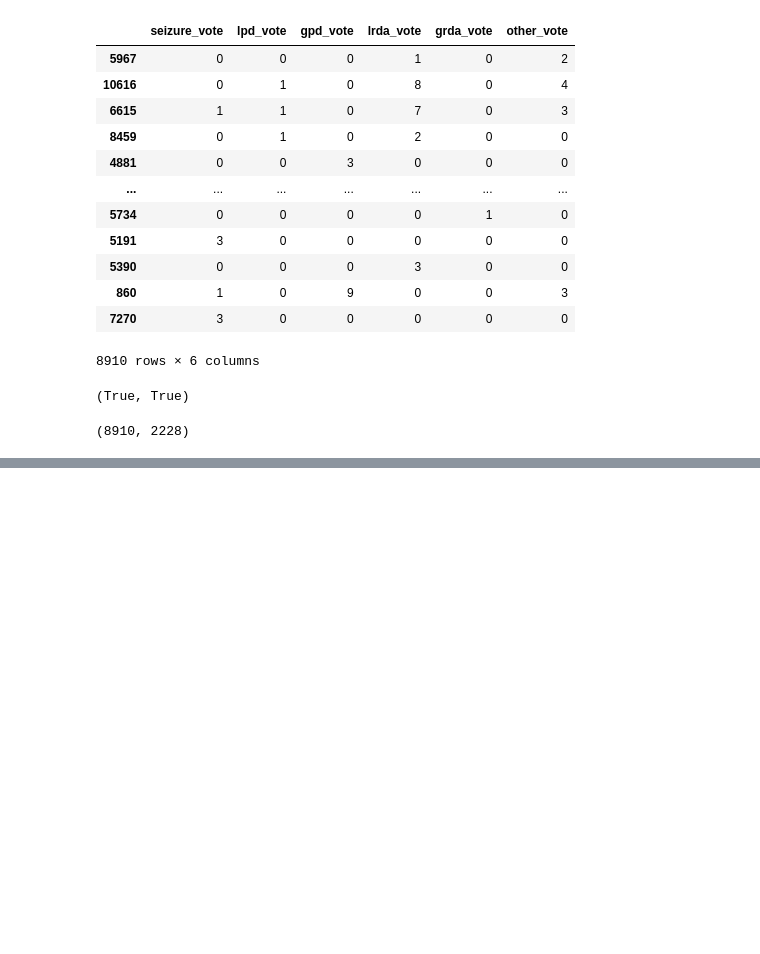
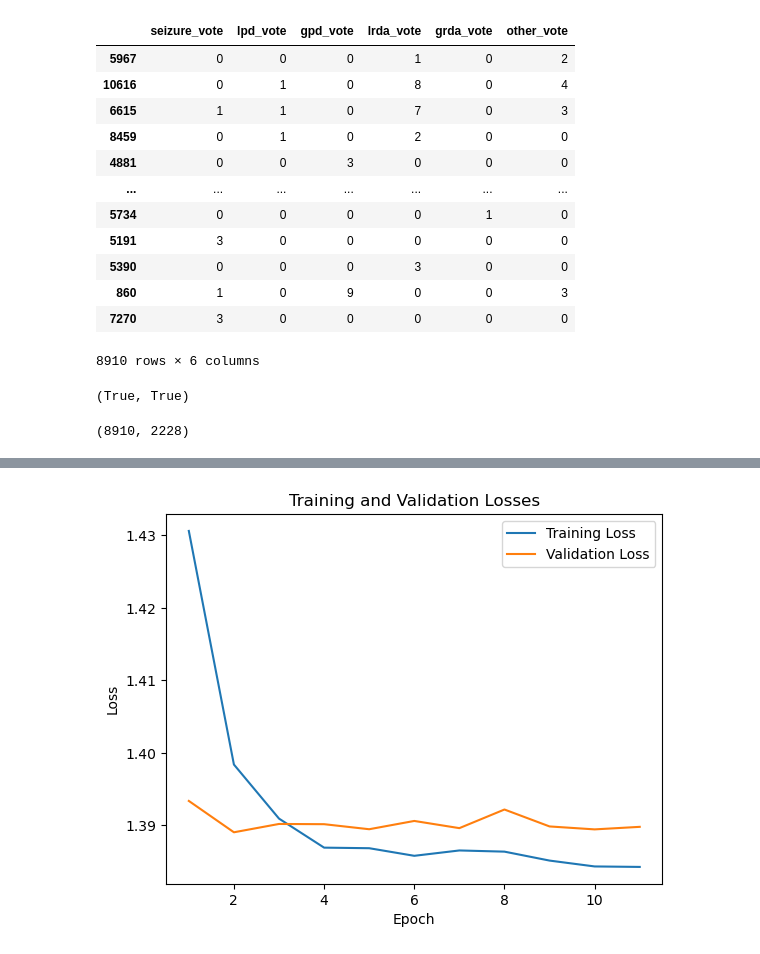
Before and after one commit to Haroon-64/EEG-Code, a Jupyter notebook: rew.ipynb, the cells around one changed output, grey strips where cells are left out. Drawn from its saved outputs; the diff is of its cells as text; code cells hidden in the pictures; blank space fills up the shorter version.

```diff
--- a/rew.ipynb
+++ b/rew.ipynb
@@ -16,7 +21,7 @@ NUM_FILES = None
 NUM_CLASSES = 6
 IMG_SIZE = (100, 100)
 BATCH_SIZE = 64
-EPOCHS = 100
+EPOCHS = 25
 device = torch.device("cuda" if torch.cuda.is_available() else "cpu")
 print(f"Using device: {device}")
 # %% [output]
@@ -185,7 +224,12 @@ model = CNNModel(num_classes=NUM_CLASSES)
 model.to(device)
 transform = transforms.Compose([
     transforms.Resize(IMG_SIZE),
+    transforms.RandomHorizontalFlip(),
+    transforms.RandomVerticalFlip(),
+    transforms.RandomRotation(10),
+    transforms.ColorJitter(brightness=0.2, contrast=0.2, saturation=0.2, hue=0.1),
     transforms.ToTensor(),
+    transforms.Lambda(lambda x: T.gaussian_blur(x, kernel_size=5, sigma=2)),  # Gaussian blur with kernel size 5 and sigma 2
     transforms.Normalize(mean=[0.5, 0.5, 0.5], std=[0.5, 0.5, 0.5])
 ])
 
@@ -212,9 +247,17 @@ len(train_dataset),len(val_dataset)
+# %%
+writer = SummaryWriter()
+scheduler = ReduceLROnPlateau(optimizer, mode='min', factor=0.1, patience=5, verbose=True)
+early_stopping = EarlyStopping(patience=10, verbose=True)
 # %%
+train_losses = []
+val_losses = []
+
 for epoch in range(EPOCHS):
     model.train()
     running_loss = 0.0
     for inputs, labels in train_loader:
         inputs, labels = inputs.to(device), labels.to(device)
+        optimizer.zero_grad()
         outputs = model(inputs)
         loss = criterion(F.log_softmax(outputs, dim=1), labels)
         loss.backward()
@@ -222,8 +265,7 @@ for epoch in range(EPOCHS):
         running_loss += loss.item() * inputs.size(0)
 
     epoch_loss = running_loss / len(train_loader.dataset)
-    if epoch % 10 == 0:
-        print(f"Epoch {epoch+1}/{EPOCHS}, Training Loss: {epoch_loss:.4f}")
+    writer.add_scalar('Loss/train', epoch_loss, epoch)  # Log training loss to TensorBoard
 
     # Validation
     model.eval()
@@ -236,6 +278,19 @@ for epoch in range(EPOCHS):
             validation_loss += loss.item() * inputs.size(0)
 
     epoch_val_loss = validation_loss / len(val_loader.dataset)
+    writer.add_scalar('Loss/val', epoch_val_loss, epoch)  # Log validation loss to TensorBoard
+
+    scheduler.step(epoch_val_loss)  # Update learning rate based on validation loss
+    early_stopping(epoch_val_loss)  # Check for early stopping
+
+    if early_stopping.early_stop:
+        print("Early stopping!")
+        break
+
     if epoch % 10 == 0:
-        print(f"Epoch {epoch+1}/{EPOCHS}, Validation Loss: {epoch_val_loss:.4f}")
+        print(f"Epoch {epoch+1}/{EPOCHS}, Training Loss: {epoch_loss:.4f}, Validation Loss: {epoch_val_loss:.4f}")
+
+    # Save losses for plotting
+    train_losses.append(epoch_loss)
+    val_losses.append(epoch_val_loss)
 # %% [output]
@@ -261,0 +312,11 @@ Epoch 91/100, Validation Loss: 1.3890
+# %%
+# Plot losses
+plt.plot(range(1, len(train_losses) + 1), train_losses, label='Training Loss')
+plt.plot(range(1, len(val_losses) + 1), val_losses, label='Validation Loss')
+plt.xlabel('Epoch')
+plt.ylabel('Loss')
+plt.title('Training and Validation Losses')
+plt.legend()
+plt.show()
+# %% [output]
+[figure, added]
```
Also changed, not shown: parts of 5 cells of this notebook, 1 other file.
